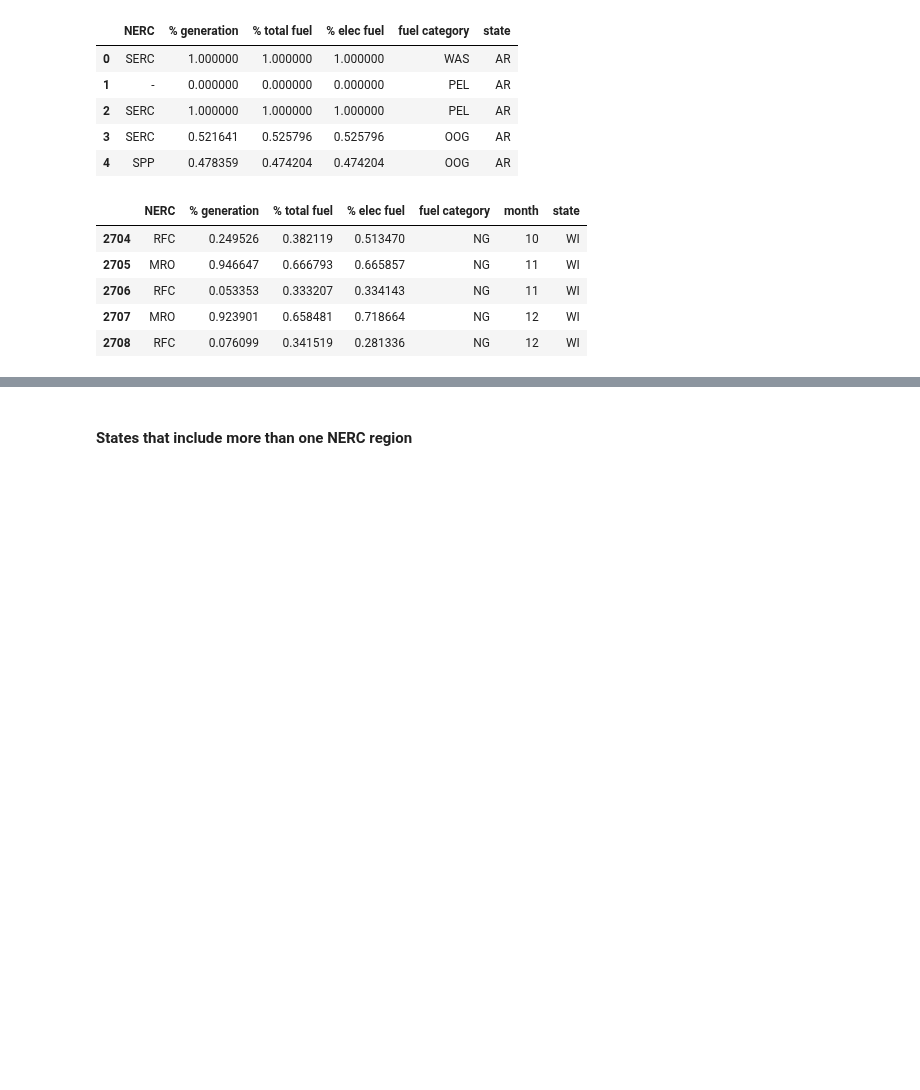
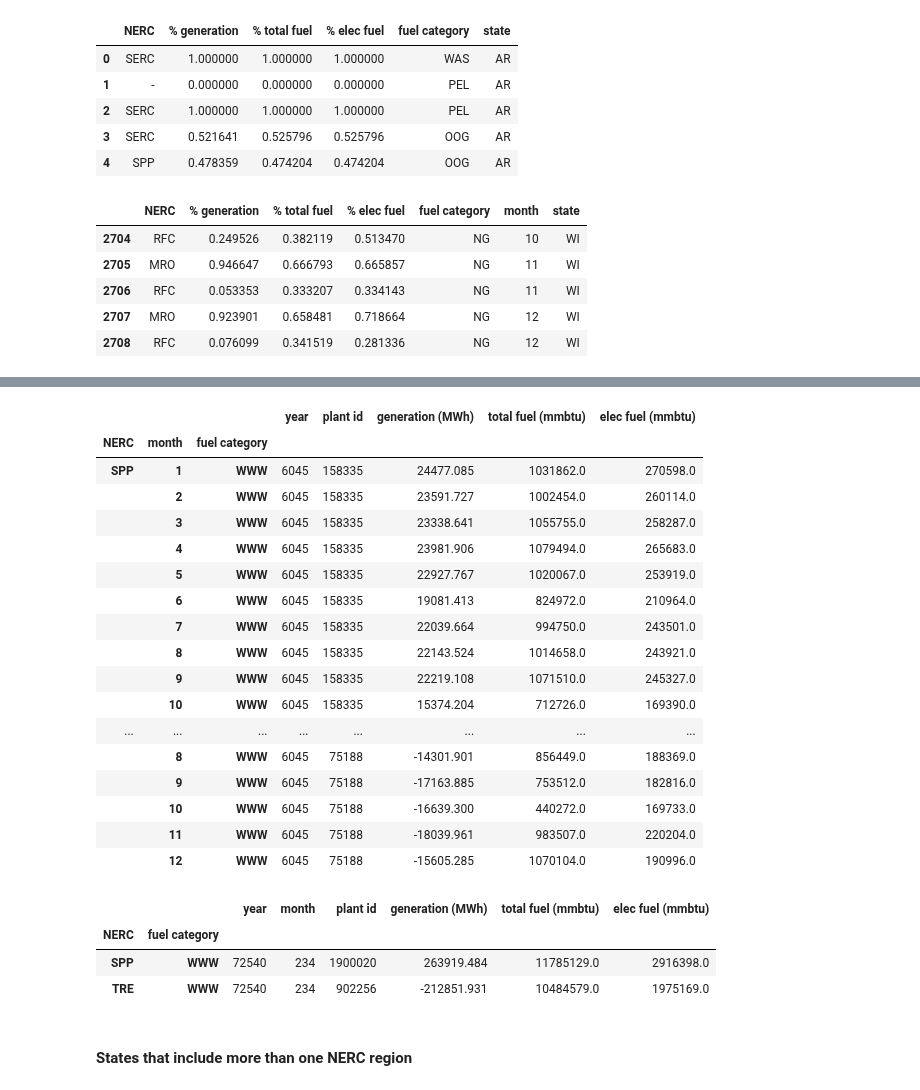
Before and after one commit to gschivley/carbon-index, a Jupyter notebook: Explore method for allocating state-level data to NERC regions.ipynb, the cells around one changed output, grey strips where cells are left out. Drawn from its saved outputs; the diff is of its cells as text; code cells hidden in the pictures; blank space fills up the shorter version.

```diff
--- a/Explore method for allocating state-level data to NERC regions.ipynb
+++ b/Explore method for allocating state-level data to NERC regions.ipynb
@@ -459,3 +455,35 @@ fuel_by_nerc_month.tail()
+# %%
+df.loc[(df.state == 'TX') &
+       (df['fuel category'] == 'WWW') &
+       (df['Reporting Frequency'] == 'A')].groupby(['NERC', 'month', 'fuel category']).sum()
+# %% [output]
+|  |  |  | year | plant id | generation (MWh) | total fuel (mmbtu) | elec fuel (mmbtu) |
+| NERC | month | fuel category |  |  |  |  |  |
+| SPP | 1 | WWW | 6045 | 158335 | 24477.085 | 1031862.0 | 270598.0 |
+|  | 2 | WWW | 6045 | 158335 | 23591.727 | 1002454.0 | 260114.0 |
+|  | 3 | WWW | 6045 | 158335 | 23338.641 | 1055755.0 | 258287.0 |
+|  | 4 | WWW | 6045 | 158335 | 23981.906 | 1079494.0 | 265683.0 |
+|  | 5 | WWW | 6045 | 158335 | 22927.767 | 1020067.0 | 253919.0 |
+|  | 6 | WWW | 6045 | 158335 | 19081.413 | 824972.0 | 210964.0 |
+|  | 7 | WWW | 6045 | 158335 | 22039.664 | 994750.0 | 243501.0 |
+|  | 8 | WWW | 6045 | 158335 | 22143.524 | 1014658.0 | 243921.0 |
+|  | 9 | WWW | 6045 | 158335 | 22219.108 | 1071510.0 | 245327.0 |
+|  | 10 | WWW | 6045 | 158335 | 15374.204 | 712726.0 | 169390.0 |
+| ... | ... | ... | ... | ... | ... | ... | ... |
+|  | 8 | WWW | 6045 | 75188 | -14301.901 | 856449.0 | 188369.0 |
+|  | 9 | WWW | 6045 | 75188 | -17163.885 | 753512.0 | 182816.0 |
+|  | 10 | WWW | 6045 | 75188 | -16639.300 | 440272.0 | 169733.0 |
+|  | 11 | WWW | 6045 | 75188 | -18039.961 | 983507.0 | 220204.0 |
+|  | 12 | WWW | 6045 | 75188 | -15605.285 | 1070104.0 | 190996.0 |
+# %%
+df.loc[(df.state == 'TX') &
+       (df['fuel category'] == 'WWW') &
+       (df['Reporting Frequency'] == 'A')].groupby(['NERC', 'fuel category']).sum()
+# %% [output]
+|  |  | year | month | plant id | generation (MWh) | total fuel (mmbtu) | elec fuel (mmbtu) |
+| NERC | fuel category |  |  |  |  |  |  |
+| SPP | WWW | 72540 | 234 | 1900020 | 263919.484 | 11785129.0 | 2916398.0 |
+| TRE | WWW | 72540 | 234 | 902256 | -212851.931 | 10484579.0 | 1975169.0 |
 # %% [markdown]
 #### States that include more than one NERC region
 # %%
```
Also changed, not shown: parts of 10 cells of this notebook.
